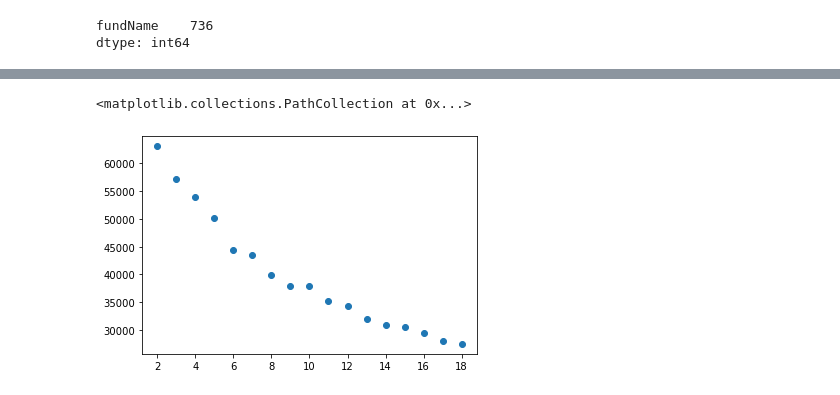
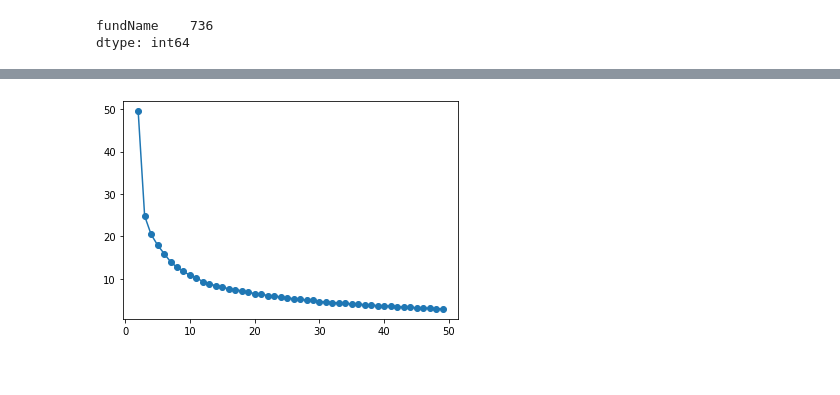
Before and after one commit to chris-santiago/aafm, a Jupyter notebook: notebooks/cluster_play.ipynb, the cells around one changed output, grey strips where cells are left out. Saved outputs shown, nothing was run; the diff lists cells and outputs as text; code cells hidden in the pictures.

Commit message:
adjust cluster resampler

```diff
--- a/notebooks/cluster_play.ipynb
+++ b/notebooks/cluster_play.ipynb
@@ -137,3 +145,0 @@ defaultdict(int,
-# %%
-cl = DBSCAN(eps=2)
-cl.fit(monthly_returns.T)
@@ -237,7 +215,8 @@ fundName    736
 dtype: int64
 # %%
 dist = []
-for k in range(2, 19):
+n_clusters = list(range(2, 50))
+for k in n_clusters:
     cl = KMeans(n_clusters=k)
     cl.fit(monthly_returns.T)
     dist.append(cl.inertia_)
@@ -268,5 +223,5 @@ res
-# %%
-plt.scatter(x=res['n_clusters'], y=res['sum_sqrd_dist'])
-# %% [output]
-<matplotlib.collections.PathCollection at 0x...>
-[figure, removed]
+# %%
+plt.plot(n_clusters, dist, 'o-')
+plt.show()
+# %% [output]
+[figure, added]
```
Also changed, not shown: parts of 13 cells of this notebook, 3 other files.
